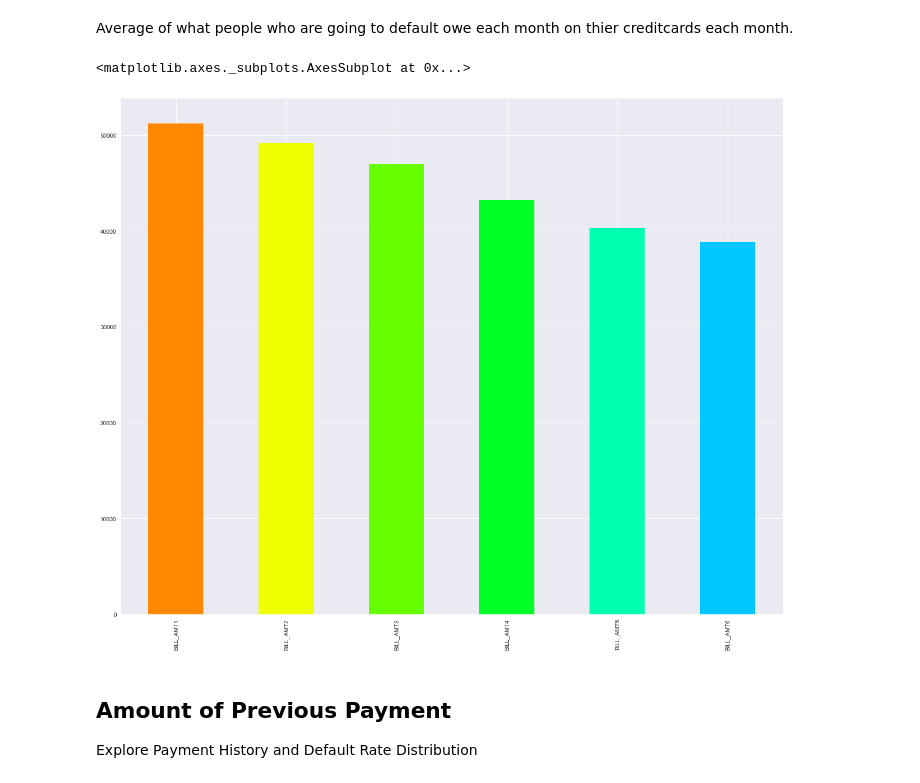
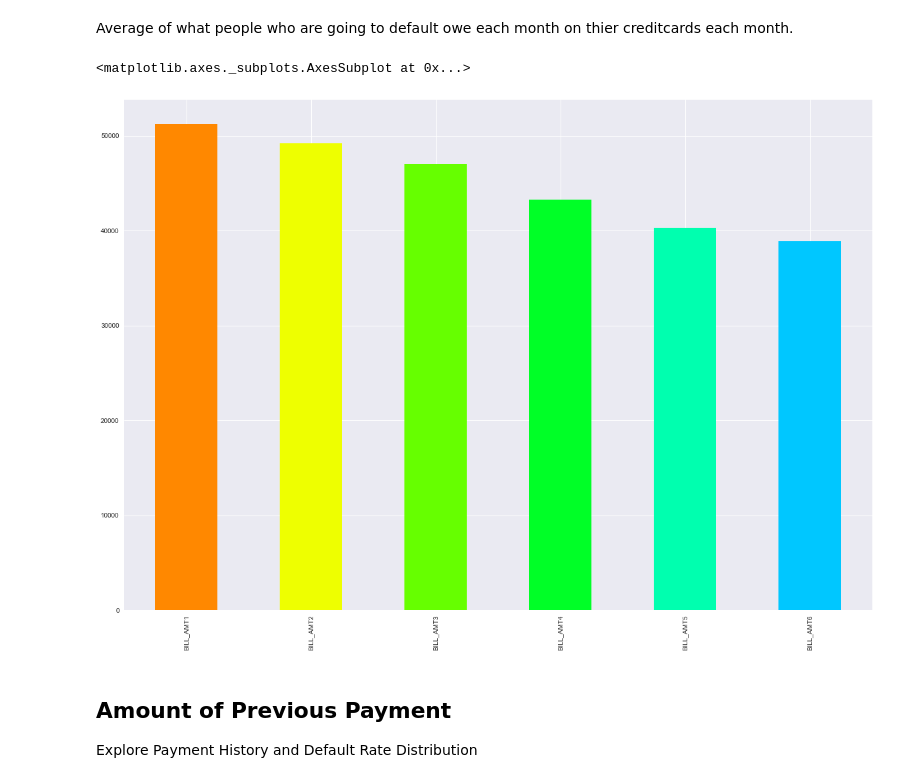
Before and after one commit to greatschism/C5T2, a Jupyter notebook: notebooks/Preprocessing/homework_C5T2.ipynb, the cells around one changed output. Saved outputs shown, nothing was run; the diff lists cells and outputs as text; code cells hidden in the pictures.

```diff
--- a/notebooks/Preprocessing/homework_C5T2.ipynb
+++ b/notebooks/Preprocessing/homework_C5T2.ipynb
@@ -351,7 +351,7 @@ Name: DEFAULTING, dtype: int64
 # %%
 ax = plt.figure(figsize=(20, 14))
 ax.set_facecolor("white")
-pp = sns.FacetGrid(credit, hue = 'DEFAULTING', aspect = 2.5, size = 5, palette = 'hsv')
+pp = sns.FacetGrid(credit, hue = 'DEFAULTING', aspect = 2.5, size = 8, palette = 'hsv')
 pp.map(sns.kdeplot, 'LIMIT_BAL', shade = True, legend=True)
 pp.add_legend()
 plt.suptitle('Limit Balance and Default Rate Distribution', fontsize = 20, y = 1.05)
@@ -444,7 +444,7 @@ array([24, 26, 34, 37, 57, 29, 23, 28, 35, 51, 41, 30, 49, 39, 40, 27, 47,
        52, 48, 55, 60, 50, 75, 61, 73, 59, 21, 67, 66, 62, 70, 72, 64, 65,
        71, 69, 68, 79, 74])
 # %%
-pp = sns.FacetGrid(credit, hue = 'DEFAULTING', aspect = 2.5, size = 5, palette = 'hsv')
+pp = sns.FacetGrid(credit, hue = 'DEFAULTING', aspect = 2.5, size = 8, palette = 'hsv')
 pp.map(sns.kdeplot, 'AGE', shade = True)
 pp.add_legend()
 plt.suptitle('AGE and Default Rate Distribution', fontsize = 20, y = 1.05)
@@ -496,7 +497,7 @@ top           2
 freq      15964
 Name: MARRIAGE_cat, dtype: int64
 # %%
-colsx = [ "LIMIT_BAL_BINNED", 'EDUCATION_cat', 'AGE_BINNED_cat', 'SEX_cat']
+colsx = [ "LIMIT_BAL_BINNED", 'EDUCATION_cat', 'AGE_BINNED', 'SEX_cat']
 length = len(colsx)
 cs = ["r","b","g","k"]
 
@@ -693,20 +694,20 @@ Average of what people who are going to default owe each month on thier creditca
 # %%
 pay_cols = [ "PAY_1",	"PAY_2",	"PAY_3"	, "PAY_4" ,	"PAY_5" ,"PAY_6"]
 bill_cols = [ "BILL_AMT1",	"BILL_AMT2", "BILL_AMT3", "BILL_AMT4" ,	"BILL_AMT5" ,"BILL_AMT6"]
 
 months = ["Apr-05","May-05","Jun-05","Jul-05","Aug-05","Sep-05"]
 lookUps = ["-2 No Con","-1 Paid","0 Rev"," 1 Mo"," 2 Mo"," 3 Mo"," 4 Mo"," 5 Mo"," 6 Mo","7 Mo","8 Mo","9 Mo","+10 Mo"]
 lookUps2 = ["1 Mo"," 2 Mo "," 3 Mo "," 4 Mo "," 5 Mo "," 6 Mo "," 7 Mo "," 8 Mo "," 9 Mo "," +10 Mo"]
 tempMat = pd.concat([bills, credit["DEFAULTING"]], axis=1)
 
-ax = plt.figure(figsize=(20,16))
+ax = plt.figure(figsize=(20,14))
 ax.set_facecolor("white")
 
 
 bills.mean().plot(kind='bar',color=sns.color_palette('hsv',10))
 # %% [output]
 <matplotlib.axes._subplots.AxesSubplot at 0x...>
-[figure, old version]
+[figure, new version]
 # %% [markdown]
 <a id="payment"></a>
 ## Amount of Previous Payment
```
Also changed, not shown: parts of 8 cells of this notebook.
